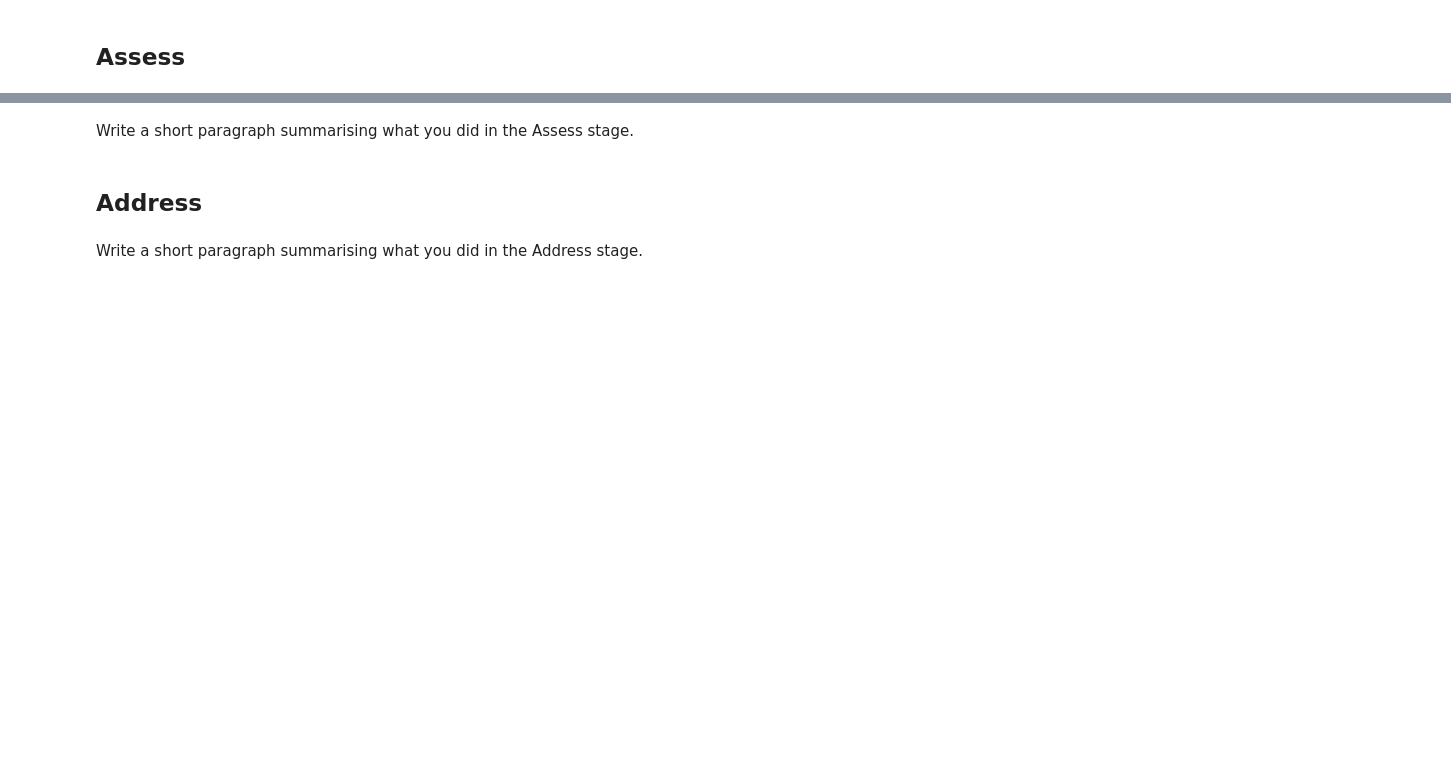
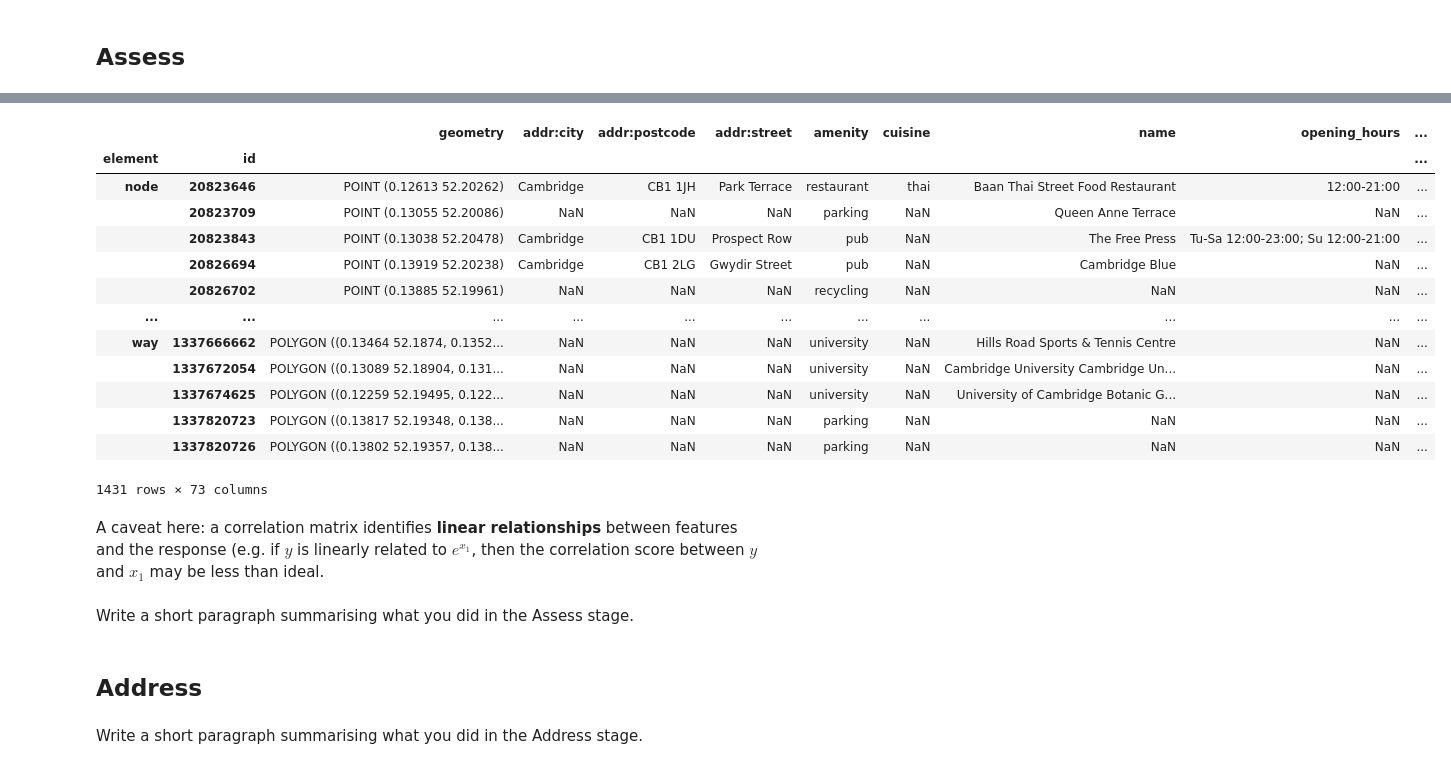
Before and after one commit to chenyilow/cyl68_ads_2024, a Jupyter notebook: _notebooks/ads_course_assessment.ipynb, the cells around one changed output, grey strips where cells are left out. Saved outputs shown, nothing was run; the diff lists cells and outputs as text; code cells hidden in the pictures; blank space fills up the shorter version.

```diff
--- a/_notebooks/ads_course_assessment.ipynb
+++ b/_notebooks/ads_course_assessment.ipynb
@@ -509,0 +767,21 @@ Write a short paragraph summarising what you did in the Access stage.
+# %%
+proportion_nan = osmnx_df.isna().mean()
+osmnx_cleaned = osmnx_df.loc[:, proportion_nan < 0.99]
+osmnx_cleaned
+# %% [output]
+|  |  | geometry | addr:city | addr:postcode | addr:street | amenity | cuisine | name | opening_hours | ... |
+| element | id |  |  |  |  |  |  |  |  | ... |
+| node | 20823646 | POINT (0.12613 52.20262) | Cambridge | CB1 1JH | Park Terrace | restaurant | thai | Baan Thai Street Food Restaurant | 12:00-21:00 | ... |
+|  | 20823709 | POINT (0.13055 52.20086) | NaN | NaN | NaN | parking | NaN | Queen Anne Terrace | NaN | ... |
+|  | 20823843 | POINT (0.13038 52.20478) | Cambridge | CB1 1DU | Prospect Row | pub | NaN | The Free Press | Tu-Sa 12:00-23:00; Su 12:00-21:00 | ... |
+|  | 20826694 | POINT (0.13919 52.20238) | Cambridge | CB1 2LG | Gwydir Street | pub | NaN | Cambridge Blue | NaN | ... |
+|  | 20826702 | POINT (0.13885 52.19961) | NaN | NaN | NaN | recycling | NaN | NaN | NaN | ... |
+| ... | ... | ... | ... | ... | ... | ... | ... | ... | ... | ... |
+| way | 1337666662 | POLYGON ((0.13464 52.1874, 0.1352... | NaN | NaN | NaN | university | NaN | Hills Road Sports & Tennis Centre | NaN | ... |
+|  | 1337672054 | POLYGON ((0.13089 52.18904, 0.131... | NaN | NaN | NaN | university | NaN | Cambridge University Cambridge Un... | NaN | ... |
+|  | 1337674625 | POLYGON ((0.12259 52.19495, 0.122... | NaN | NaN | NaN | university | NaN | University of Cambridge Botanic G... | NaN | ... |
+|  | 1337820723 | POLYGON ((0.13817 52.19348, 0.138... | NaN | NaN | NaN | parking | NaN | NaN | NaN | ... |
+|  | 1337820726 | POLYGON ((0.13802 52.19357, 0.138... | NaN | NaN | NaN | parking | NaN | NaN | NaN | ... |
+1431 rows × 73 columns
+# %% [markdown]
+A caveat here: a correlation matrix identifies **linear relationships** between features and the response (e.g. if $y$ is linearly related to $e^{x_1}$, then the correlation score between $y$ and $x_1$ may be less than ideal.
```
Also changed, not shown: parts of 67 cells of this notebook.
